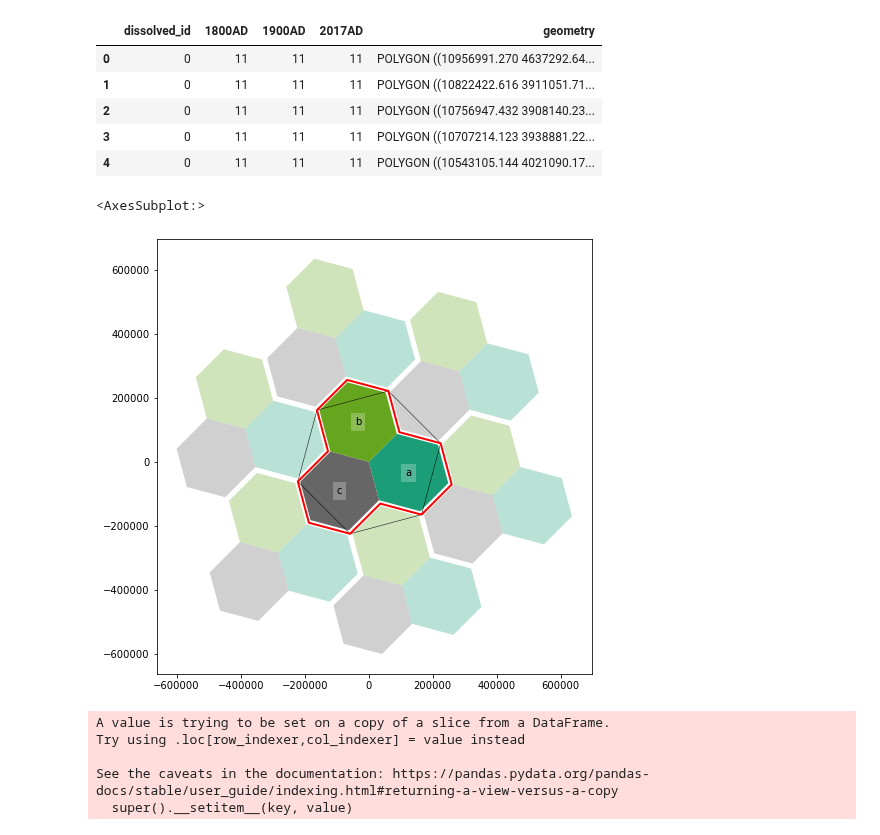
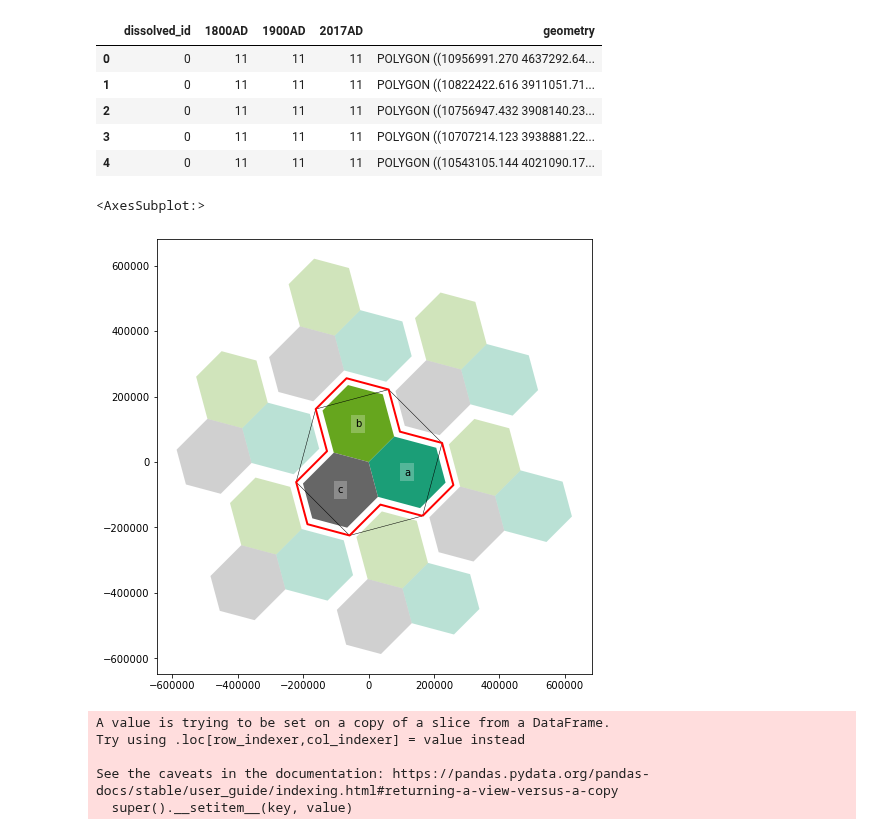
Before and after one commit to DOSull/weaving-space, a Jupyter notebook: anthromes-nacis-davids-version.ipynb, the cells around one changed output. Saved outputs shown, nothing was run; the diff lists cells and outputs as text; code cells hidden in the pictures.

```diff
--- a/anthromes-nacis-davids-version.ipynb
+++ b/anthromes-nacis-davids-version.ipynb
@@ -119,11 +119,11 @@ unit = TileUnit(tiling_type = "hex-colouring",
                 n = 3, crs = anthromes.crs,
                 spacing = 400000).transform_rotate(15)
 # %%
-unit = unit.inset_tile(8200)
+unit = unit.inset_tile(20000)
 unit.plot(r = 1)
 # %% [output]
 <AxesSubplot:>
-[figure, old version]
+[figure, new version]
 # %%
 tiling = Tiling(unit, anthromes, id_var = "dissolved_id")
 # %%
```
Also changed, not shown: parts of 1 cell of this notebook, 5 other files.
